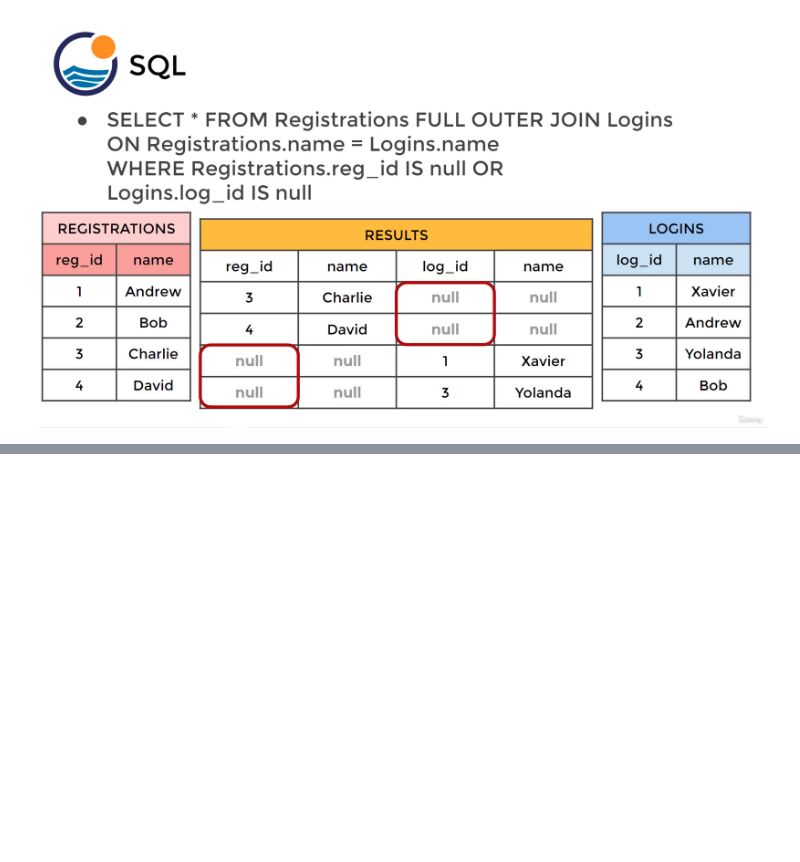
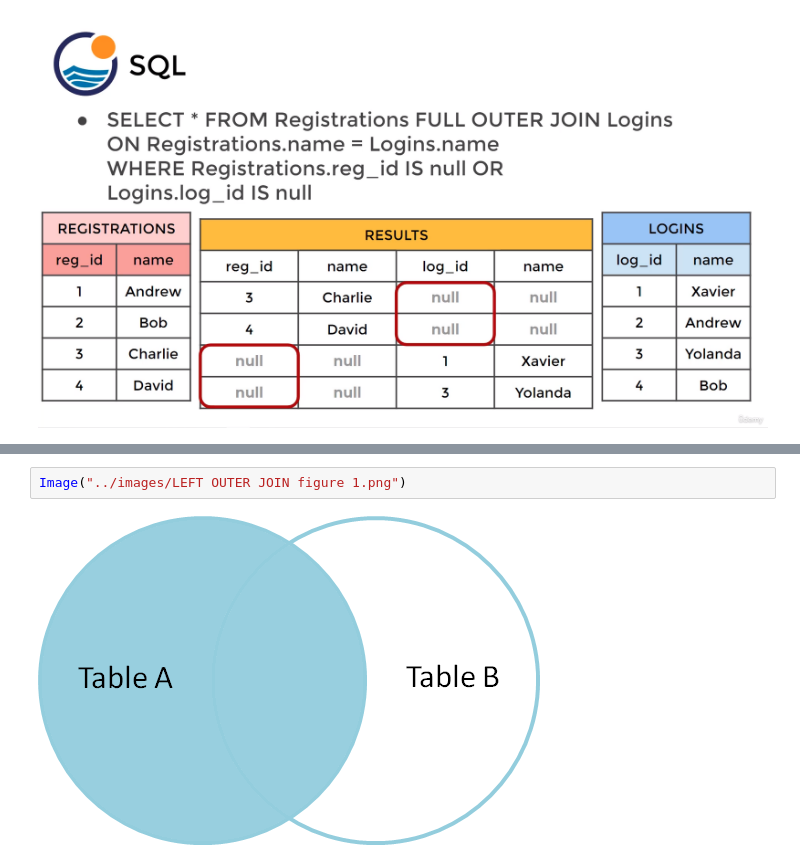
Before and after one commit to LukasRub/complete-sql-bootcamp, a Jupyter notebook: src/JOINS.ipynb, the cells around one changed output, grey strips where cells are left out. Drawn from its saved outputs; the diff is of its cells as text; blank space fills up the shorter version.

Commit message:
LEFT OUTER JOIN lecture and formatting

```diff
--- a/src/JOINS.ipynb
+++ b/src/JOINS.ipynb
@@ -158,0 +175,4 @@ with db_connection() as conn:
+# %%
+Image("../images/LEFT OUTER JOIN figure 1.png")
+# %% [output]
+[figure, added]
```
Also changed, not shown: parts of 10 cells of this notebook, 3 other files.
